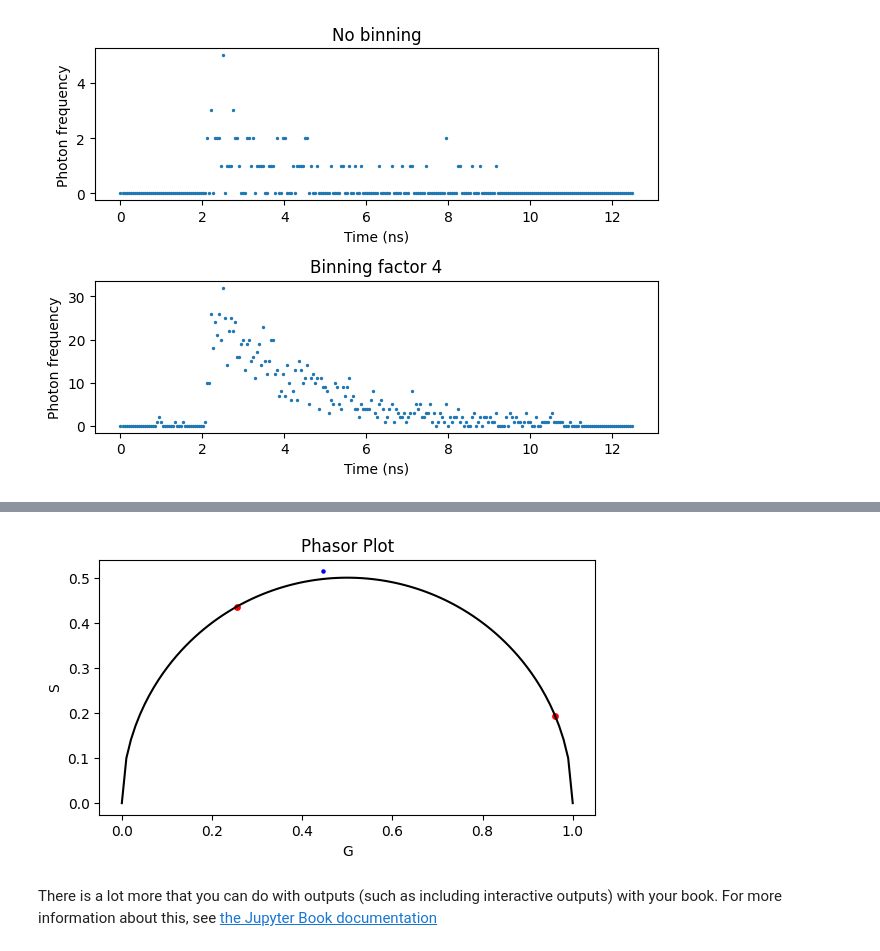
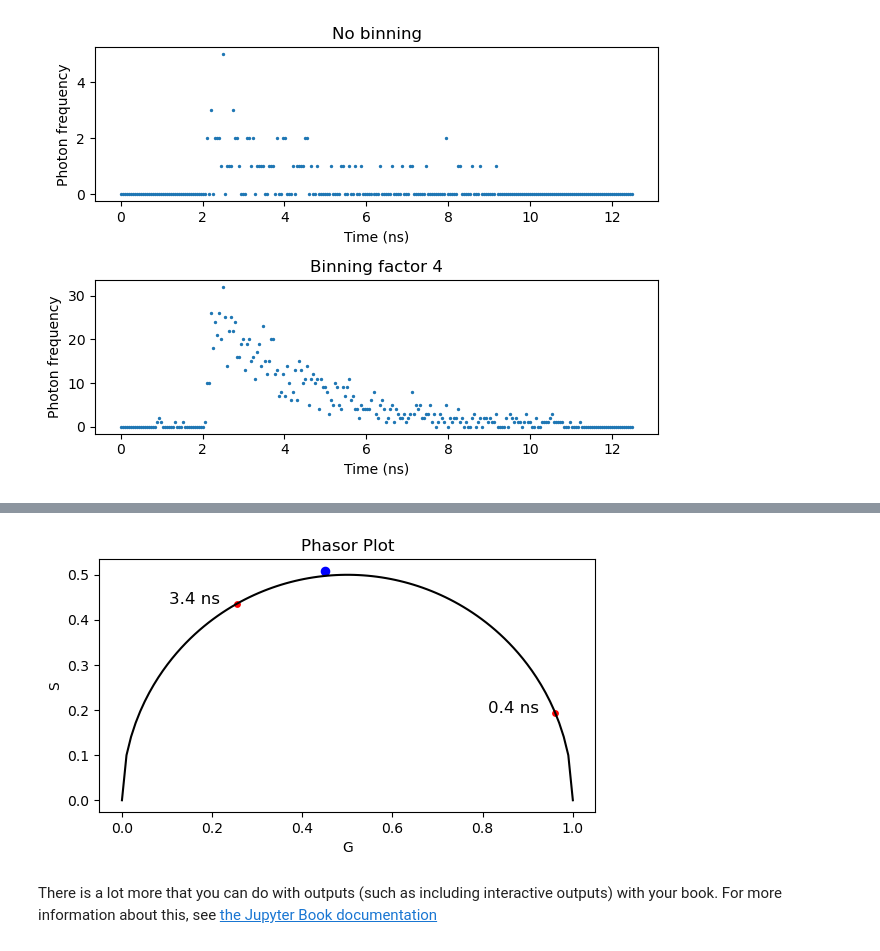
Before and after one commit to IPHYS-BIF/Animal_course_2024_jupiter_notebook, a Jupyter notebook: animal_course_2024/FLIM_notebooks.ipynb, the cells around one changed output, grey strips where cells are left out. Drawn from its saved outputs; the diff is of its cells as text; code cells hidden in the pictures.

```diff
--- a/animal_course_2024/FLIM_notebooks.ipynb
+++ b/animal_course_2024/FLIM_notebooks.ipynb
@@ -137,11 +139,12 @@ fig.tight_layout()
 max_index = np.argmax(data_binned_pixel)
 
 # Slice the vector to keep only the values on the right side behind the peak
-sliced_data = data_binned_pixel[max_index+1:]
-sliced_time = time[max_index+1:]
+sliced_data = data_binned_pixel[max_index:]
+sliced_time = time[max_index:]
 sliced_time = sliced_time - sliced_time[0]
 
 # Plot the sliced data
 plt.scatter(sliced_time, sliced_data, s = 2)
 plt.xlabel("Time (ns)"), plt.ylabel("Photon frequency")
+plt.show()
 # %% [output]
@@ -186,26 +188,29 @@ ax.axes.set_aspect('equal')
 # %%
 # Add the bound (3.4 ns) and free (0.4) NADH points to the phasor plot
 tau = [3.4, 0.4]
 g_NADH = []
 s_NADH = []
 # Calculate the phasor coordinates for the NADH points
 for tau_m in tau:
     s_now = (2*np.pi*f_laser*tau_m*1e-9)/(1 + (2*np.pi*f_laser)**2*((tau_m*1e-9)**2))
     g_now = 1/(1 + (2*np.pi*f_laser)**2*((tau_m*1e-9)**2))
     g_NADH.append(g_now)
     s_NADH.append(s_now)
 NADH = np.vstack((g_NADH, s_NADH))
 # Plot the phasor plot with the NADH points
 fig, ax = plt.subplots(1,1)
-ax.scatter(g, s, s = 5, c='b')
+ax.scatter(g, s, s = 35, c='b')
 ax.plot(x_corr, y_corr, 'k')
 ax.scatter(g_NADH, s_NADH, s=15, c='r')
 ax.set_xlabel('G')
 ax.set_ylabel('S')
 ax.set_title('Phasor Plot')
+# Plot text in x, y coordinates
+ax.text(g_NADH[0]-0.15, s_NADH[0], '3.4 ns', color='k', fontsize=12)
+ax.text(g_NADH[1]-0.15, s_NADH[1], '0.4 ns', color='k', fontsize=12)
 ax.axes.set_aspect('equal')
 # %% [output]
-[figure, old version]
+[figure, new version]
 # %% [markdown]
 There is a lot more that you can do with outputs (such as including interactive outputs)
 with your book. For more information about this, see [the Jupyter Book documentation](https://jupyterbook.org)
```
Also changed, not shown: parts of 6 cells of this notebook.
